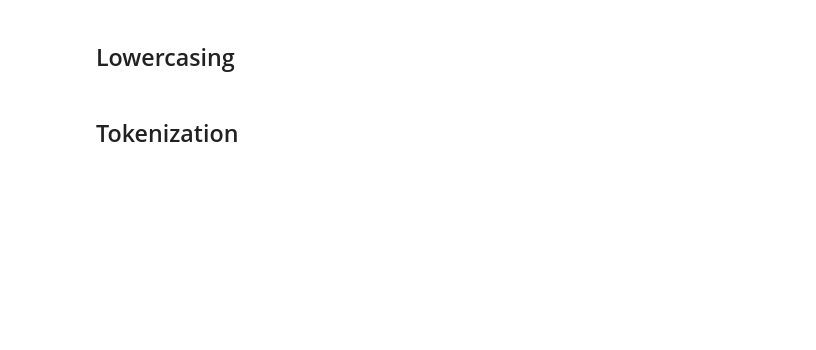
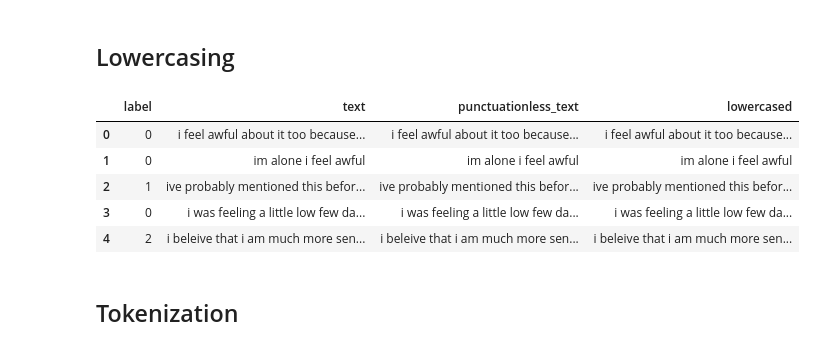
Before and after one commit to ananthakrishnanm010/Emotion_NLP_Project, a Jupyter notebook: NLP_Parallel_Project.ipynb, the cells around one changed output. Cells and saved outputs as stored; diff of their text form; code cells hidden in the pictures; blank space fills up the shorter version.

```diff
--- a/NLP_Parallel_Project.ipynb
+++ b/NLP_Parallel_Project.ipynb
@@ -10,0 +94,2 @@
+# %%
+df_emotion = df_emotion.drop_duplicates()
@@ -11,2 +100,8 @@
 # %% [markdown]
 ## Punctuation Removal
+# %%
+def remove_punc(text):
+  text = str(text)
+  text = text.replace("�", "")
+  punctuationless_text = ''.join(i for i in text if i not in string.punctuation)
+  return punctuationless_text
@@ -15,2 +123,11 @@
+# %%
+df_emotion.head()
+# %% [output]
+|  | label | text | punctuationless_text | lowercased |
+| 0 | 0 | i feel awful about it too because... | i feel awful about it too because... | i feel awful about it too because... |
+| 1 | 0 | im alone i feel awful | im alone i feel awful | im alone i feel awful |
+| 2 | 1 | ive probably mentioned this befor... | ive probably mentioned this befor... | ive probably mentioned this befor... |
+| 3 | 0 | i was feeling a little low few da... | i was feeling a little low few da... | i was feeling a little low few da... |
+| 4 | 2 | i beleive that i am much more sen... | i beleive that i am much more sen... | i beleive that i am much more sen... |
 # %% [markdown]
 ## Tokenization
```
Also changed, not shown: parts of 24 cells of this notebook.
